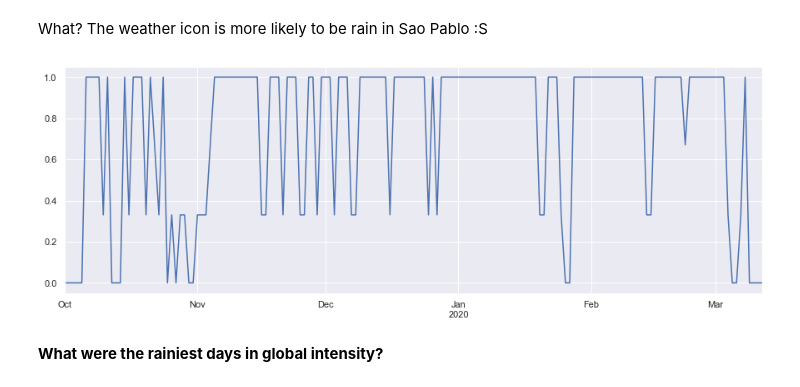
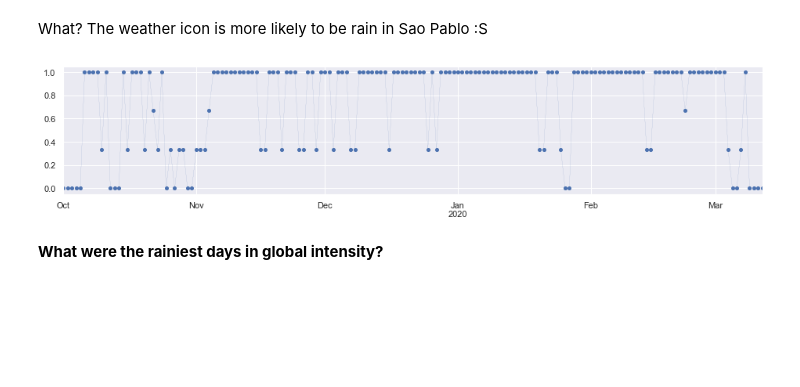
Before and after one commit to akanelson/ds4a, a Jupyter notebook: initial_exploratory_analysis/07 - How to load weather per date.ipynb, the cells around one changed output. Cells and saved outputs as stored; diff of their text form; code cells hidden in the pictures; blank space fills up the shorter version.

```diff
--- a/initial_exploratory_analysis/07 - How to load weather per date.ipynb
+++ b/initial_exploratory_analysis/07 - How to load weather per date.ipynb
@@ -112,10 +121,10 @@ What? The weather icon is more likely to be rain in Sao Pablo :S
 # %%
 i = {'clear-day': 0, 'partly-cloudy-day':0.33, 'cloudy': 0.67, 'rain': 1}
 df['iconn'] = df['icon'].apply(lambda x: i[x])
-# %%
-df['iconn'].plot(figsize=(15,5));
-# %% [output]
-[figure, removed]
+# %%
+df['iconn'].plot(marker='o', markersize=4, linewidth=0.1, figsize=(16,3));
+# %% [output]
+[figure, added]
 # %% [markdown]
 **What were the rainiest days in global intensity?**
 # %%
```
Also changed, not shown: parts of 4 cells of this notebook, 1 other file.
